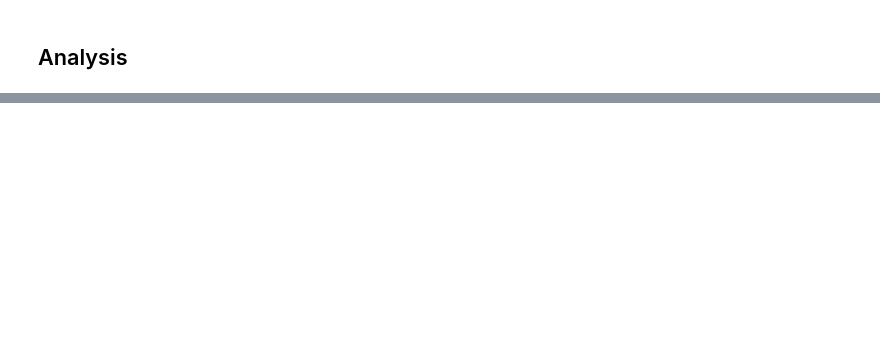
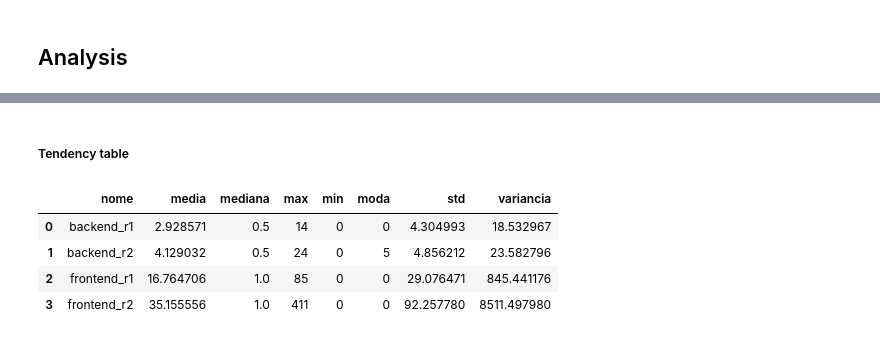
Before and after one commit to fga-eps-mds/2020.1-Grupo6, a Jupyter notebook: analytics/src/analytics.ipynb, the cells around one changed output, grey strips where cells are left out. Cells and saved outputs as stored; diff of their text form; code cells hidden in the pictures; blank space fills up the shorter version.

```diff
--- a/analytics/src/analytics.ipynb
+++ b/analytics/src/analytics.ipynb
@@ -1789,0 +1727,40 @@ ac
+# %% [markdown]
+##### Tendency table
+# %%
+data = {'nome': ['backend_r1', 'backend_r2', 'frontend_r1', 'frontend_r2'],
+        'media': [back_r1_df['complexity'].astype(int).mean(),
+                  back_r2_df['complexity'].astype(int).mean(),
+                  front_r1_df['complexity'].fillna(0).astype(int).mean(),
+                  front_r2_df['complexity'].fillna(0).astype(int).mean()],
+        'mediana': [back_r1_df['complexity'].astype(int).median(),
+                    back_r1_df['complexity'].astype(int).median(),
+                    front_r1_df['complexity'].fillna(0).astype(int).median(),
+                    front_r2_df['complexity'].fillna(0).astype(int).median()],
+        'max': [back_r1_df['complexity'].astype(int).max(),
+                back_r2_df['complexity'].astype(int).max(),
+                front_r1_df['complexity'].fillna(0).astype(int).max(),
+                front_r2_df['complexity'].fillna(0).astype(int).max()],
+        'min': [back_r1_df['complexity'].astype(int).min(),
+                back_r2_df['complexity'].astype(int).min(),
+                front_r1_df['complexity'].fillna(0).astype(int).min(),
+                front_r2_df['complexity'].fillna(0).astype(int).min()],
+        'moda': [back_r1_df['complexity'].astype(int).mode()[0],
+                 back_r2_df['complexity'].astype(int).mode()[0],
+                 front_r1_df['complexity'].fillna(0).astype(int).mode()[0],
+                 front_r2_df['complexity'].fillna(0).astype(int).mode()[0]],
+        'std': [back_r1_df['complexity'].astype(int).std(),
+                back_r2_df['complexity'].astype(int).std(),
+                front_r1_df['complexity'].fillna(0).astype(int).std(),
+                front_r2_df['complexity'].fillna(0).astype(int).std()],
+        'variancia': [back_r1_df['complexity'].astype(int).var(),
+                      back_r2_df['complexity'].astype(int).var(),
+                      front_r1_df['complexity'].fillna(0).astype(int).var(),
+                      front_r2_df['complexity'].fillna(0).astype(int).var()]}
+df_medidas = pd.DataFrame(data)
+df_medidas
+# %% [output]
+|  | nome | media | mediana | max | min | moda | std | variancia |
+| 0 | backend_r1 | 2.928571 | 0.5 | 14 | 0 | 0 | 4.304993 | 18.532967 |
+| 1 | backend_r2 | 4.129032 | 0.5 | 24 | 0 | 5 | 4.856212 | 23.582796 |
+| 2 | frontend_r1 | 16.764706 | 1.0 | 85 | 0 | 0 | 29.076471 | 845.441176 |
+| 3 | frontend_r2 | 35.155556 | 1.0 | 411 | 0 | 0 | 92.257780 | 8511.497980 |
```
Also changed, not shown: parts of 39 cells of this notebook.
